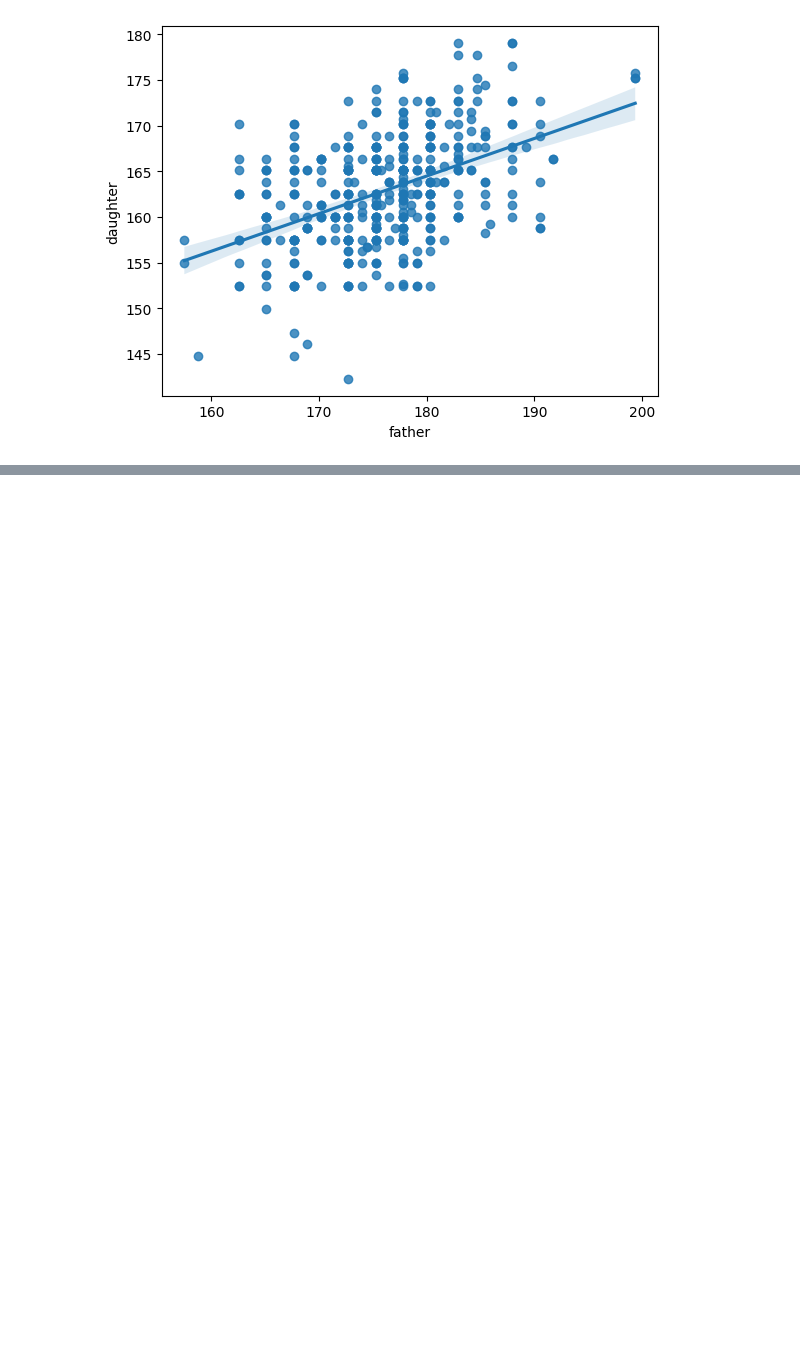
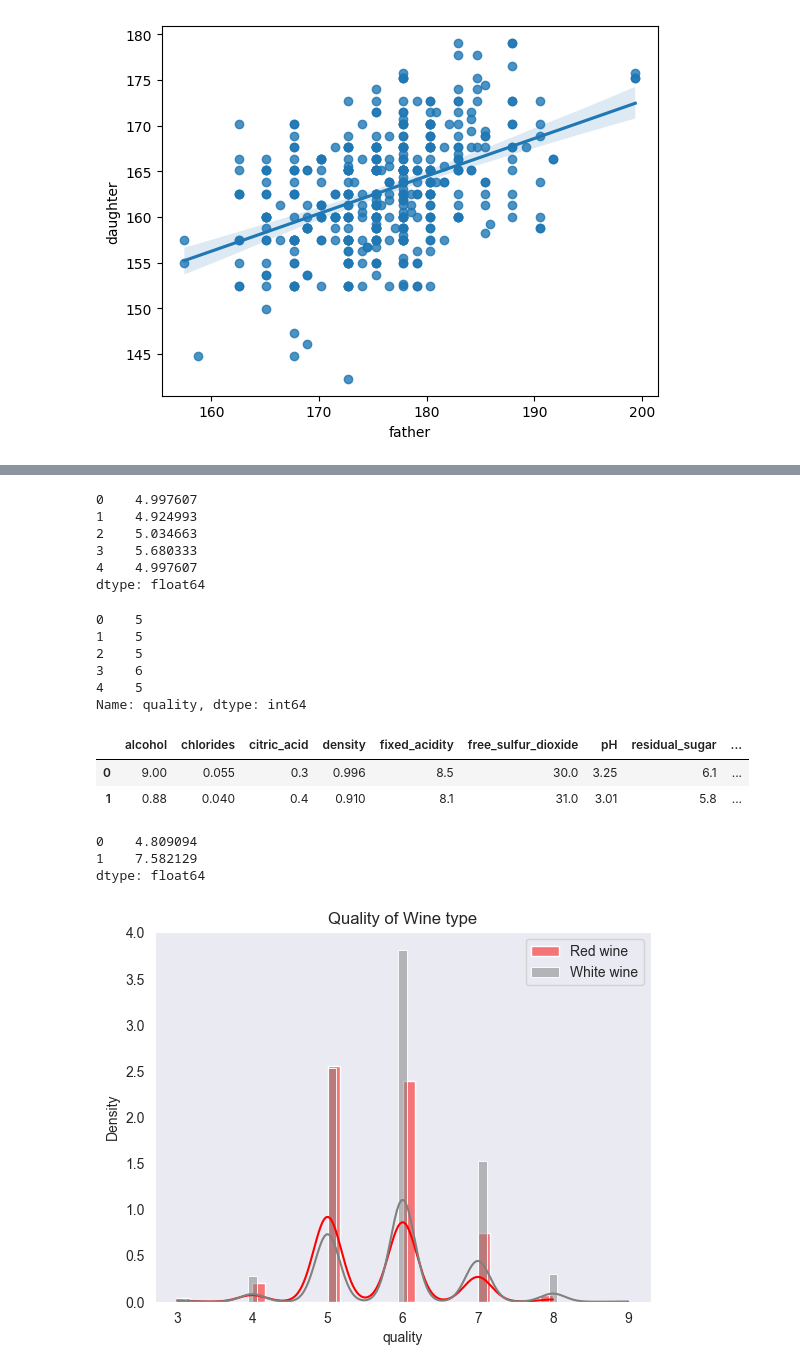
Before and after one commit to ChopinBag/cseHW, a Jupyter notebook: Practice/2-1/DS_Intro/midterm/statsmodels3.ipynb, the cells around one changed output, grey strips where cells are left out. Saved outputs shown, nothing was run; the diff lists cells and outputs as text; code cells hidden in the pictures; blank space fills up the shorter version.

```diff
--- a/Practice/2-1/DS_Intro/midterm/statsmodels3.ipynb
+++ b/Practice/2-1/DS_Intro/midterm/statsmodels3.ipynb
@@ -29,0 +77,3 @@ plt.show()
+# %%
+white.insert(0, column='type', value='white')
+white.head()
@@ -29,0 +87,4 @@ plt.show()
+# %%
+wine = pd.concat([red, white])
+print(wine.shape)
+wine.to_csv('./assets/wine.csv', index=False)
@@ -29,0 +116,3 @@ plt.show()
+# %%
+wine.columns = wine.columns.str.replace(' ', '_')
+wine.head()
@@ -29,0 +182,5 @@ plt.show()
+# %%
+from statsmodels.formula.api import glm
+
+red_q = wine.loc[wine['type'] == 'red', 'quality']
+white_q = wine.loc[wine['type'] == 'white', 'quality']
@@ -29,0 +228,57 @@ plt.show()
+# %%
+s1 = wine[wine.columns.difference(['quality','type'])]
+s1 = s1[0:5][:]
+s1_predict = regression_result.predict(s1)
+s1_predict
+# %% [output]
+0    4.997607
+1    4.924993
+2    5.034663
+3    5.680333
+4    4.997607
+dtype: float64
+# %%
+wine[0:5]['quality']
+# %% [output]
+0    5
+1    5
+2    5
+3    6
+4    5
+Name: quality, dtype: int64
+# %%
+data = {
+    "fixed_acidity": [8.5, 8.1],
+    "volatile_acidity": [0.8, 0.5],
+    "citric_acid": [0.3, 0.4],
+    "residual_sugar": [6.1, 5.8],
+    "chlorides": [0.055, 0.04],
+    "free_sulfur_dioxide": [30.0, 31.0],
+    "total_sulfur_dioxide": [98.0, 99.0],
+    "density": [0.996, 0.91],
+    "pH": [3.25, 3.01],
+    "sulphates": [0.4, 0.35],
+    "alcohol": [9.0, 0.88]
+}
+s2 = pd.DataFrame(data, columns=s1.columns)
+s2
+# %% [output]
+|  | alcohol | chlorides | citric_acid | density | fixed_acidity | free_sulfur_dioxide | pH | residual_sugar | ... |
+| 0 | 9.00 | 0.055 | 0.3 | 0.996 | 8.5 | 30.0 | 3.25 | 6.1 | ... |
+| 1 | 0.88 | 0.040 | 0.4 | 0.910 | 8.1 | 31.0 | 3.01 | 5.8 | ... |
+# %%
+s2_predict = regression_result.predict(s2)
+s2_predict
+# %% [output]
+0    4.809094
+1    7.582129
+dtype: float64
+# %%
+sns.set_style('dark')
+sns.histplot(red_q,stat='density', kde=True, color='red',label='Red wine')
+sns.histplot(white_q,stat='density', kde=True, color='gray',label='White wine')
+plt.title('Quality of Wine type')
+plt.legend()
+plt.show()
+# %% [output]
+[figure, added]
```
Also changed, not shown: parts of 20 cells of this notebook, 6 other files.
